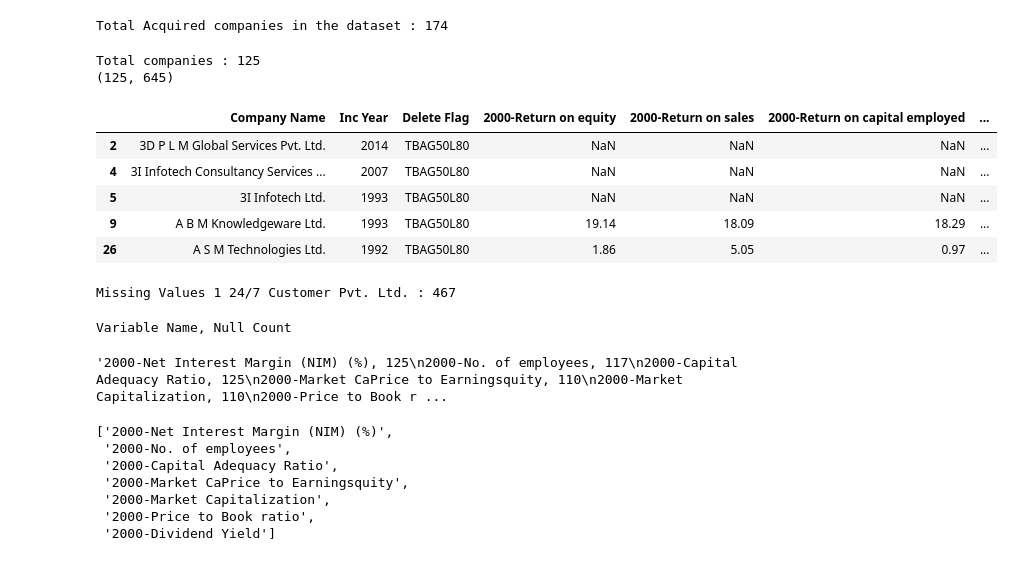
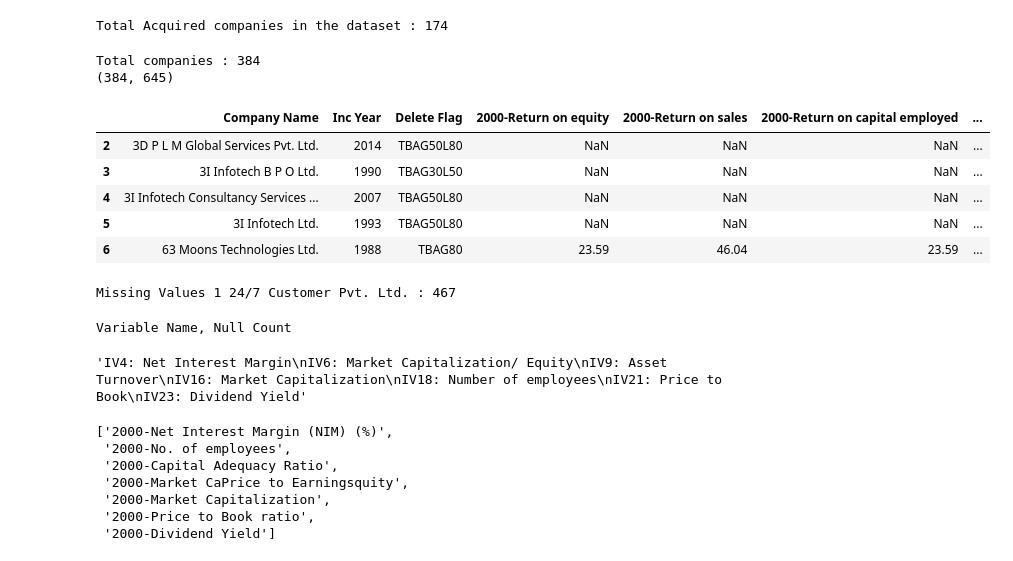
Before and after one commit to venuraja79/merger-acquisition, a Jupyter notebook: exploration/Exploration IT.ipynb, the cells around one changed output. Saved outputs shown, nothing was run; the diff lists cells and outputs as text; code cells hidden in the pictures.

Commit message:
Changes for TBAG30 companies

```diff
--- a/exploration/Exploration IT.ipynb
+++ b/exploration/Exploration IT.ipynb
@@ -65,19 +65,20 @@ print(f"Total Acquired companies in the dataset : {df[df[Y_column]=='Yes'].shape
 Total Acquired companies in the dataset : 174
 # %%
 # TBAG50L80
-print(f"Total companies : {df[df['Delete Flag'] =='TBAG50L80'].shape[0]}")
-df_tba = df[df['Delete Flag'] =='TBAG50L80']
+flags_to_choose = ['TBAG80','TBAG50L80','TBAG30L50']
+print(f"Total companies : {df[df['Delete Flag'].isin(flags_to_choose)].shape[0]}")
+df_tba = df[df['Delete Flag'].isin(flags_to_choose)]
 print(df_tba.shape)
 df_tba.head()
 # %% [output]
-Total companies : 125
-(125, 645)
+Total companies : 384
+(384, 645)
 |  | Company Name | Inc Year | Delete Flag | 2000-Return on equity | 2000-Return on sales | 2000-Return on capital employed | ... |
 | 2 | 3D P L M Global Services Pvt. Ltd. | 2014 | TBAG50L80 | NaN | NaN | NaN | ... |
+| 3 | 3I Infotech B P O Ltd. | 1990 | TBAG30L50 | NaN | NaN | NaN | ... |
 | 4 | 3I Infotech Consultancy Services ... | 2007 | TBAG50L80 | NaN | NaN | NaN | ... |
 | 5 | 3I Infotech Ltd. | 1993 | TBAG50L80 | NaN | NaN | NaN | ... |
-| 9 | A B M Knowledgeware Ltd. | 1993 | TBAG50L80 | 19.14 | 18.09 | 18.29 | ... |
-| 26 | A S M Technologies Ltd. | 1992 | TBAG50L80 | 1.86 | 5.05 | 0.97 | ... |
+| 6 | 63 Moons Technologies Ltd. | 1988 | TBAG80 | 23.59 | 46.04 | 23.59 | ... |
 # %%
 for i in range(len(df.index)) :
     print(f"Missing Values {i+1} {df.iloc[i]['Company Name'] } : {df.iloc[i].isnull().sum()}")
@@ -90,7 +91,7 @@ print("Variable Name, Null Count")
 cols_to_drop = []
 try:
     for col in df_tba.columns:
-        if df_tba[col].isnull().sum() > 100:
+        if df_tba[col].isnull().sum() > 300:
             #print(f"{col}, {df_tba[col].isnull().sum()}")
             cols_to_drop.append(col)
 except:
@@ -103,6 +104,14 @@ except:
 2000-Market Capitalization, 110
 2000-Price to Book ratio, 110
 2000-Dividend Yield, 110'''
+
+'''IV4: Net Interest Margin
+IV6: Market Capitalization/ Equity
+IV9: Asset Turnover
+IV16: Market Capitalization
+IV18: Number of employees
+IV21: Price to Book
+IV23: Dividend Yield'''
 # %% [output]
 Variable Name, Null Count
-'2000-Net Interest Margin (NIM) (%), 125\n2000-No. of employees, 117\n2000-Capital Adequacy Ratio, 125\n2000-Market CaPrice to Earningsquity, 110\n2000-Market Capitalization, 110\n2000-Price to Book r ...
+'IV4: Net Interest Margin\nIV6: Market Capitalization/ Equity\nIV9: Asset Turnover\nIV16: Market Capitalization\nIV18: Number of employees\nIV21: Price to Book\nIV23: Dividend Yield'
```
Also changed, not shown: parts of 18 cells of this notebook, 2 other files.
